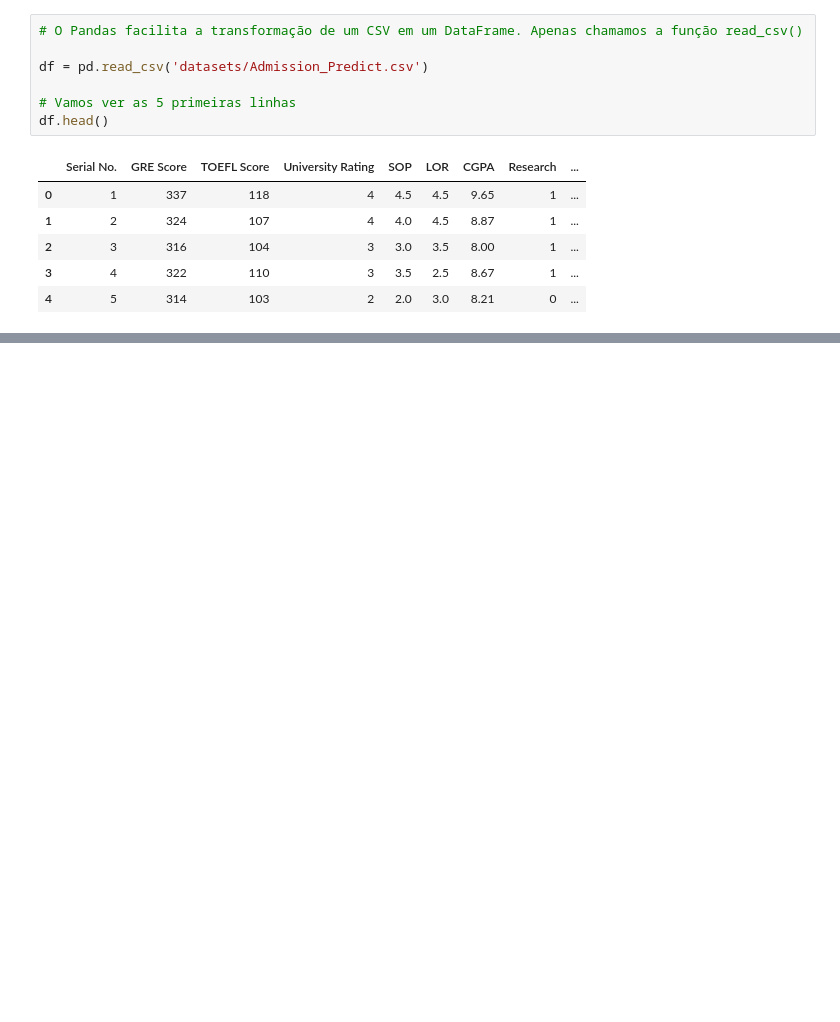
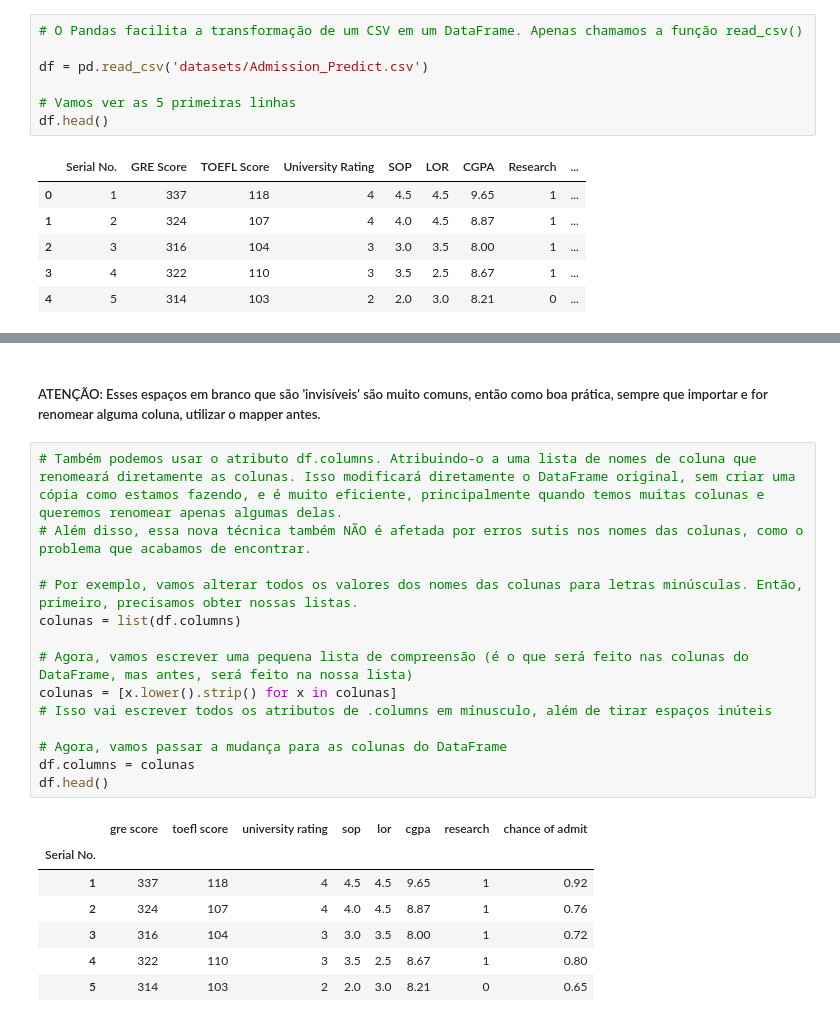
Before and after one commit to pedrozenatte/ciencia-de-dados-estudo, a Jupyter notebook: introducao-ciencia-de-dados/modulo-1/20_indexacao_carregamento_dataframe.ipynb, the cells around one changed output, grey strips where cells are left out. Saved outputs shown, nothing was run; the diff lists cells and outputs as text; blank space fills up the shorter version.

```diff
--- a/introducao-ciencia-de-dados/modulo-1/20_indexacao_carregamento_dataframe.ipynb
+++ b/introducao-ciencia-de-dados/modulo-1/20_indexacao_carregamento_dataframe.ipynb
@@ -48,0 +146,24 @@ df.head()
+# %% [markdown]
+##### ATENÇÃO: Esses espaços em branco que são 'invisíveis' são muito comuns, então como boa prática, sempre que importar e for renomear alguma coluna, utilizar o mapper antes.
+# %%
+# Também podemos usar o atributo df.columns. Atribuindo-o a uma lista de nomes de coluna que renomeará diretamente as colunas. Isso modificará diretamente o DataFrame original, sem criar uma cópia como estamos fazendo, e é muito eficiente, principalmente quando temos muitas colunas e queremos renomear apenas algumas delas.
+# Além disso, essa nova técnica também NÃO é afetada por erros sutis nos nomes das colunas, como o problema que acabamos de encontrar.
+
+# Por exemplo, vamos alterar todos os valores dos nomes das colunas para letras minúsculas. Então, primeiro, precisamos obter nossas listas.
+colunas = list(df.columns)
+
+# Agora, vamos escrever uma pequena lista de compreensão (é o que será feito nas colunas do DataFrame, mas antes, será feito na nossa lista)
+colunas = [x.lower().strip() for x in colunas]
+# Isso vai escrever todos os atributos de .columns em mínusculo, além de tirar espaços inúteis
+
+# Agora, vamos passar a mudança para as colunas do DataFrame
+df.columns = colunas
+df.head()
+# %% [output]
+|  | gre score | toefl score | university rating | sop | lor | cgpa | research | chance of admit |
+| Serial No. |  |  |  |  |  |  |  |  |
+| 1 | 337 | 118 | 4 | 4.5 | 4.5 | 9.65 | 1 | 0.92 |
+| 2 | 324 | 107 | 4 | 4.0 | 4.5 | 8.87 | 1 | 0.76 |
+| 3 | 316 | 104 | 3 | 3.0 | 3.5 | 8.00 | 1 | 0.72 |
+| 4 | 322 | 110 | 3 | 3.5 | 2.5 | 8.67 | 1 | 0.80 |
+| 5 | 314 | 103 | 2 | 2.0 | 3.0 | 8.21 | 0 | 0.65 |
```
Also changed, not shown: parts of 9 cells of this notebook.
